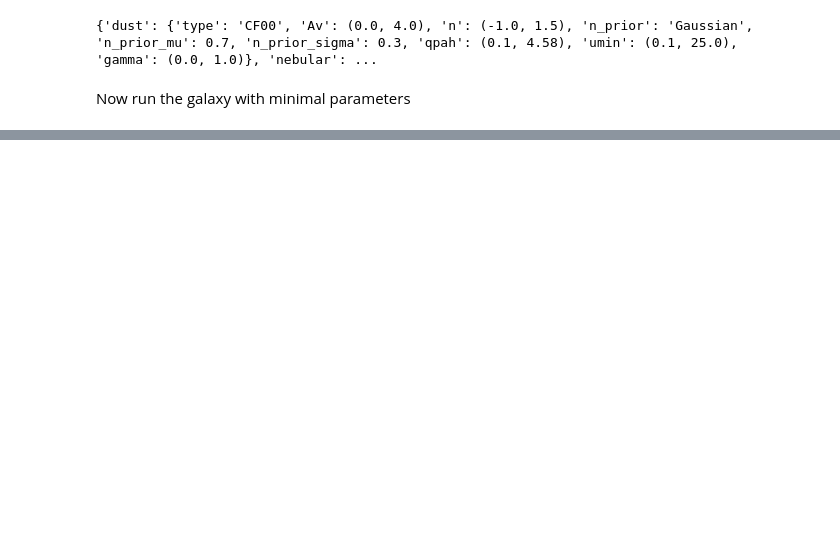
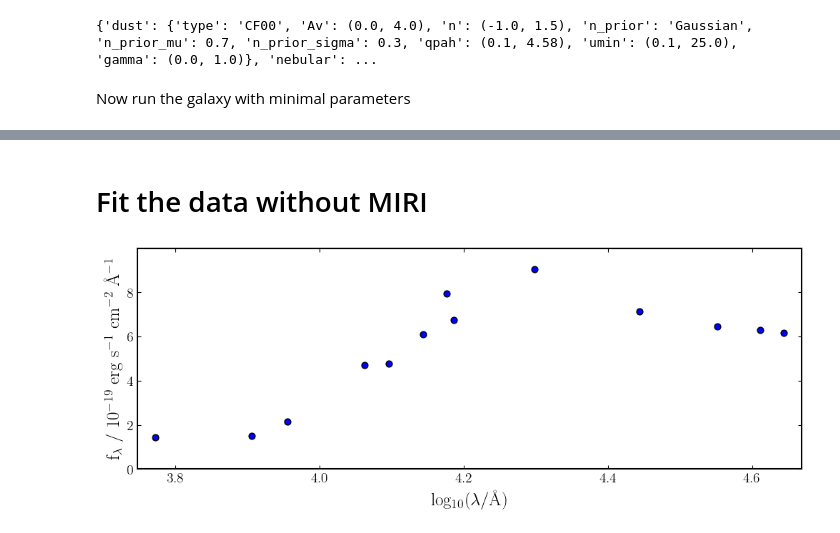
Before and after one commit to benjaminpcollins/bagpipes, a Jupyter notebook: examples/Example 4 - Fitting more complex models to photometry.ipynb, the cells around one changed output, grey strips where cells are left out. Drawn from its saved outputs; the diff is of its cells as text; code cells hidden in the pictures; blank space fills up the shorter version.

```diff
--- a/examples/Example 4 - Fitting more complex models to photometry.ipynb
+++ b/examples/Example 4 - Fitting more complex models to photometry.ipynb
@@ -211,6 +182,8 @@ print(fit_instructions)
 # %% [markdown]
 Now run the galaxy with minimal parameters
 # %%
+run = "fesc_with_miri"
+
 # Step 1: Get all IDs from the MIRI catalogue
 miri_table = "./Phot_Table_MIRI.fits"
 id_table = Table.read(miri_table)
@@ -219,11 +192,24 @@ all_ids = [int(val.decode('utf-8') if isinstance(val, bytes) else val)
 
 # Step 2: Loop over all IDs, load the galaxy, set the redshift and SFH priors, and fit each one!
 for objid in all_ids:
+
+    posterior_dir = f'/Users/benjamincollins/University/PhD/Code/bagpipes/examples/pipes/posterior/{run}'
+
+    filename = os.path.join(posterior_dir, f"{objid}.h5")
+
+    if os.path.exists(filename):
+        print(f"Skipping galaxy {objid} - output file already exists!")
+        continue
+
     # Create galaxy object for the current ID
     galaxy = pipes.galaxy(f"{objid}", load_bluejay, spectrum_exists=False, filt_list=bluejay_filt_list)
 
     # Load the redshift
     zred, is_spectroscopic = get_zred(objid)
+    if zred is None:
+        print(f"No valid redshift found for ID {objid}. Skipping this galaxy.")
+        continue
+
     if is_spectroscopic:
         print(f"Fixing redshift to the spectroscopic value of the source: {zred}")
         fit_instructions["redshift"] = zred                       # Fix the redshift to the spectroscopic value to reduce runtime
@@ -239,9 +225,9 @@ for objid in all_ids:
     print("Age bins:", age_bins)
     fit_instructions["continuity"]["bin_edges"] = age_bins
 
-    fit = pipes.fit(galaxy, fit_instructions, run="fesc_free")
+    fit = pipes.fit(galaxy, fit_instructions, run=run)
 
-    fit.fit(verbose=True, sampler='nautilus', pool=4, discard_exploration=True)
+    fit.fit(verbose=True, sampler='nautilus', pool=6, discard_exploration=True)
 
     fig = fit.plot_spectrum_posterior(save=True, show=False)
     fig = fit.plot_sfh_posterior(save=True, show=False)
@@ -405,0 +475,60 @@ Bounding  | 70     | 1        | 4        | 162400   | 0.9965 | 18    | -2892.76
+# %% [markdown]
+# Fit the data without MIRI
+# %%
+import numpy as np
+import matplotlib as mpl
+mpl.rcParams["text.usetex"] = True
+
+from astropy.cosmology import WMAP9 as cosmo
+import bagpipes as pipes
+import matplotlib.pyplot as plt
+#%matplotlib inline
+
+from astropy.io import fits
+from astropy.table import Table
+
+def load_bluejay(ID):
+    """ Load BlueJay photometry from the BlueJay catalogue(s)"""
+
+    # Blue Jay catalogue
+    bluejay_cat = Table.read("bluejay_phot_cat_v1.4.fits")
+
+    # 1. List all available HST/NIRCam bands:
+    filters = ['F090W', 'F115W', 'F125W', 'F140W', 'F150W', 'F160W',
+               'F200W', 'F277W', 'F356W', 'F410M', 'F444W', 'F606W', 'F814W']
+
+    # 2. Find the correct row using the ID column
+    # Use a mask rather than (int(ID) - 1) to be safe against non-sequential IDs
+    row = bluejay_cat[bluejay_cat['ID'] == int(ID)]
+
+    if len(row) == 0:
+        raise ValueError(f"ID {ID} not found in catalogue.")
+
+    # 3. Extract fluxes and errors into lists
+    fluxes = []
+    flux_errs = []
+
+    for f in filters:
+        fluxes.append(row[f + "_flux"][0] * 1e6)
+        flux_errs.append(row[f + "_flux_err"][0] * 1e6)
+
+    # Now turn these into a 2D array [N_filters, 2]
+    # Bagpipes expects photometry[i, 0] = flux, photometry[i, 1] = error
+    photometry = np.c_[fluxes, flux_errs]
+
+    # 5. Clean up missing data and enforce SNR limits
+    for i in range(len(photometry)):
+        # Blow up errors for missing data (NaN or 0 flux)
+        if (photometry[i, 0] <= 0.) or (np.isnan(photometry[i, 0])):
+            photometry[i, :] = [0., 9.9e99]
+            continue # Skip SNR check for bad data
+
+    return photometry
+
+bluejay_filt_list = np.loadtxt("filters/bluejay_filt_list_nomiri.txt", dtype="str")
+
+galaxy = pipes.galaxy("12020", load_bluejay, spectrum_exists=False, filt_list=bluejay_filt_list)
+
+fig = galaxy.plot()
+# %% [output]
+[figure, added]
```
Also changed, not shown: parts of 11 cells of this notebook.
